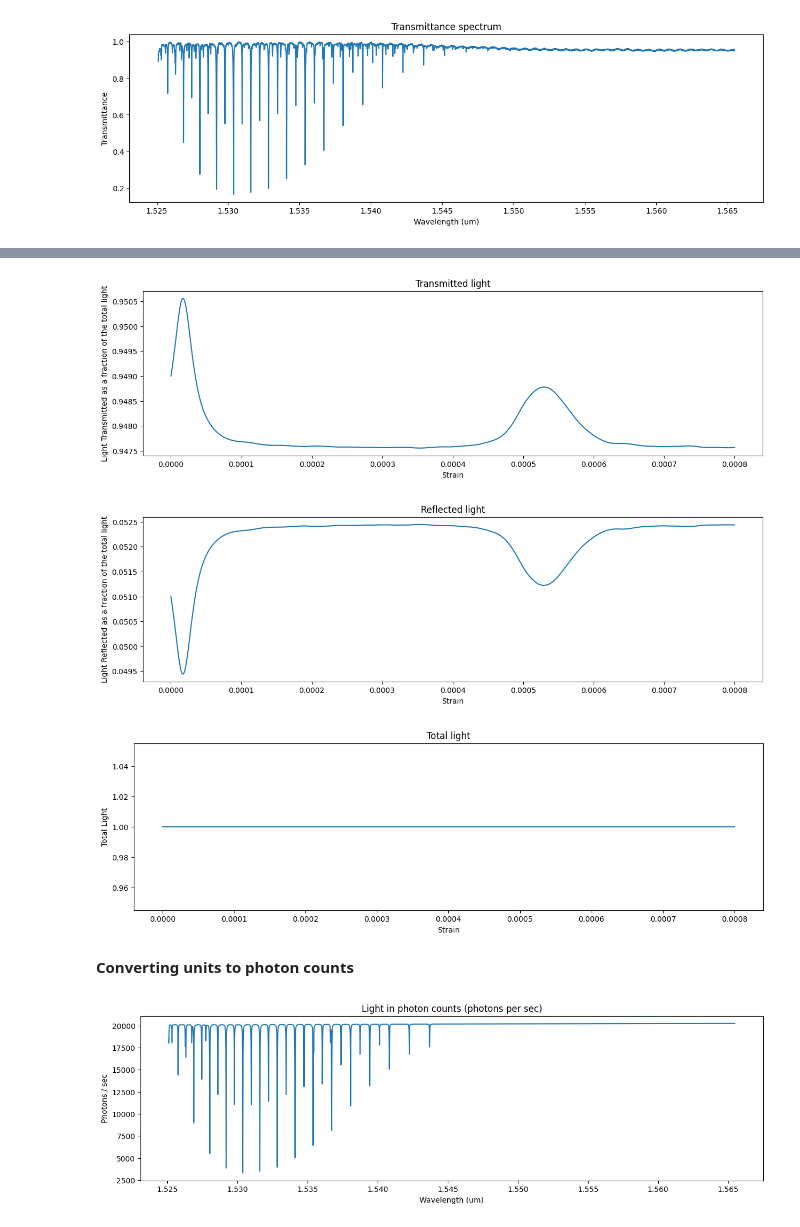
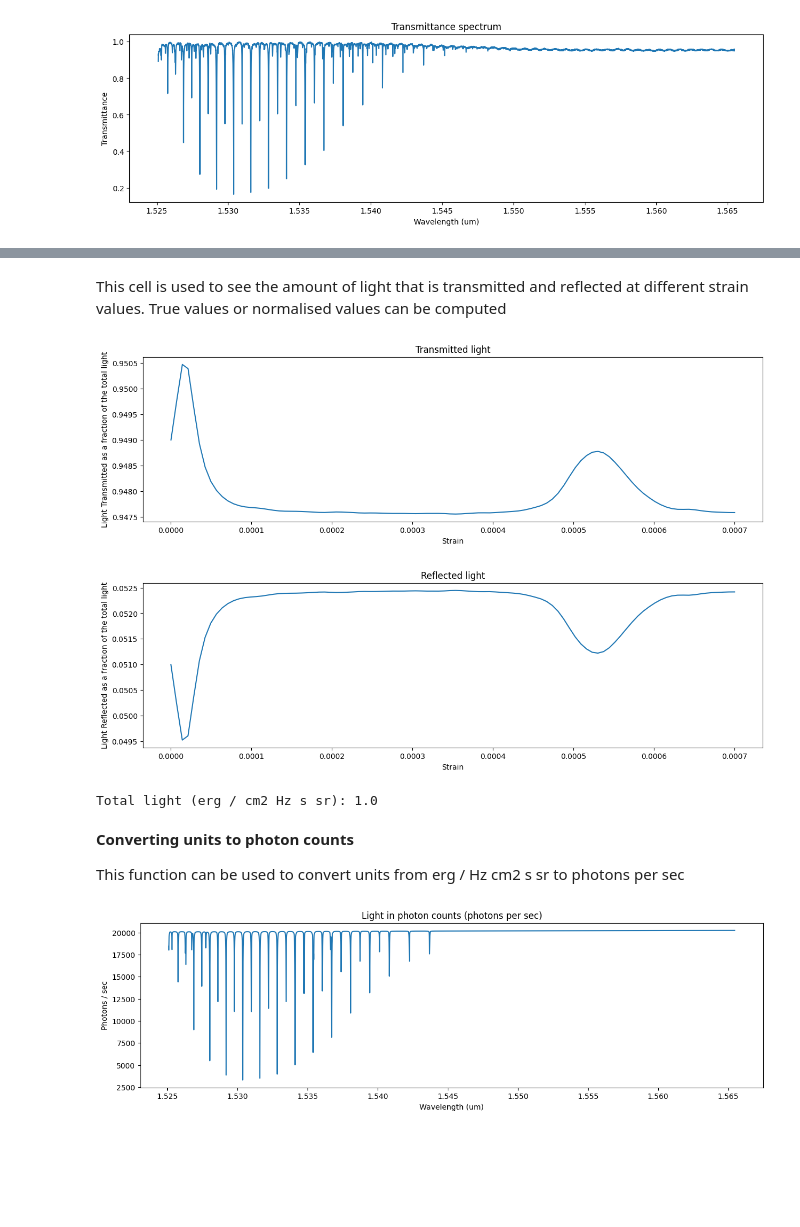
Before and after one commit to SAIL-Labs/FBG-Sensor, a Jupyter notebook: newSimulatingCode_FBG.ipynb, the cells around one changed output, grey strips where cells are left out. Cells and saved outputs as stored; diff of their text form; code cells hidden in the pictures; blank space fills up the shorter version.

```diff
--- a/newSimulatingCode_FBG.ipynb
+++ b/newSimulatingCode_FBG.ipynb
@@ -82,18 +80,22 @@ plot_strainspectra([spectra_wav, fibre_wavelength, fibre_wavelength_new], [trans
+# %% [markdown]
+This cell is used to see the amount of light that is transmitted and reflected at different strain values. True values or normalised values can be computed
 # %%
-# strain = np.linspace(0, 0.0008, 500) # takes a long time to run, else conversion to photoncounts does not work - wav, data different sizes!
+### True values
+# strain = np.linspace(0, 0.0007, 100) # takes a long time to run, else conversion to photoncounts does not work - wav, data different sizes!
 # transmittedlight, reflectedlight = correlation(strain, [spectra_wav, fibre_wavelength], spectra_data, [transmitted_intensity, transmitted_intensityFBG], 'False')
 
-# totallight = np.array(transmittedlight) + np.array(reflectedlight)
-# print(totallight[0])
 
-strain = np.linspace(0, 0.0008, 500)
+### Normalised values
+strain = np.linspace(0, 0.0007, 100)
 transmittedlightNorm, reflectedlightNorm = correlation(strain, [spectra_wav, fibre_wavelength], spectra_data, [transmitted_intensity, transmitted_intensityFBG], 'True')
 # %% [output]
-[figure, old version]
+[figure, new version]
-[figure, old version]
+[figure, new version]
-[figure, removed]
+Total light (erg / cm2 Hz s sr): 1.0
-# %% [markdown]
-**Converting units to photon counts**
+# %% [markdown]
+**Converting units to photon counts**
+
+This function can be used to convert units from erg / Hz cm2 s sr to photons per sec
 # %%
 #testing unit conversion function
 photoncount_persec = convert_fluxunits_to_photoncounts(spectra_wav, transmitted_intensity, 0.35, 0.000000503, 0.045, None, None)
```
Also changed, not shown: parts of 10 cells of this notebook.
